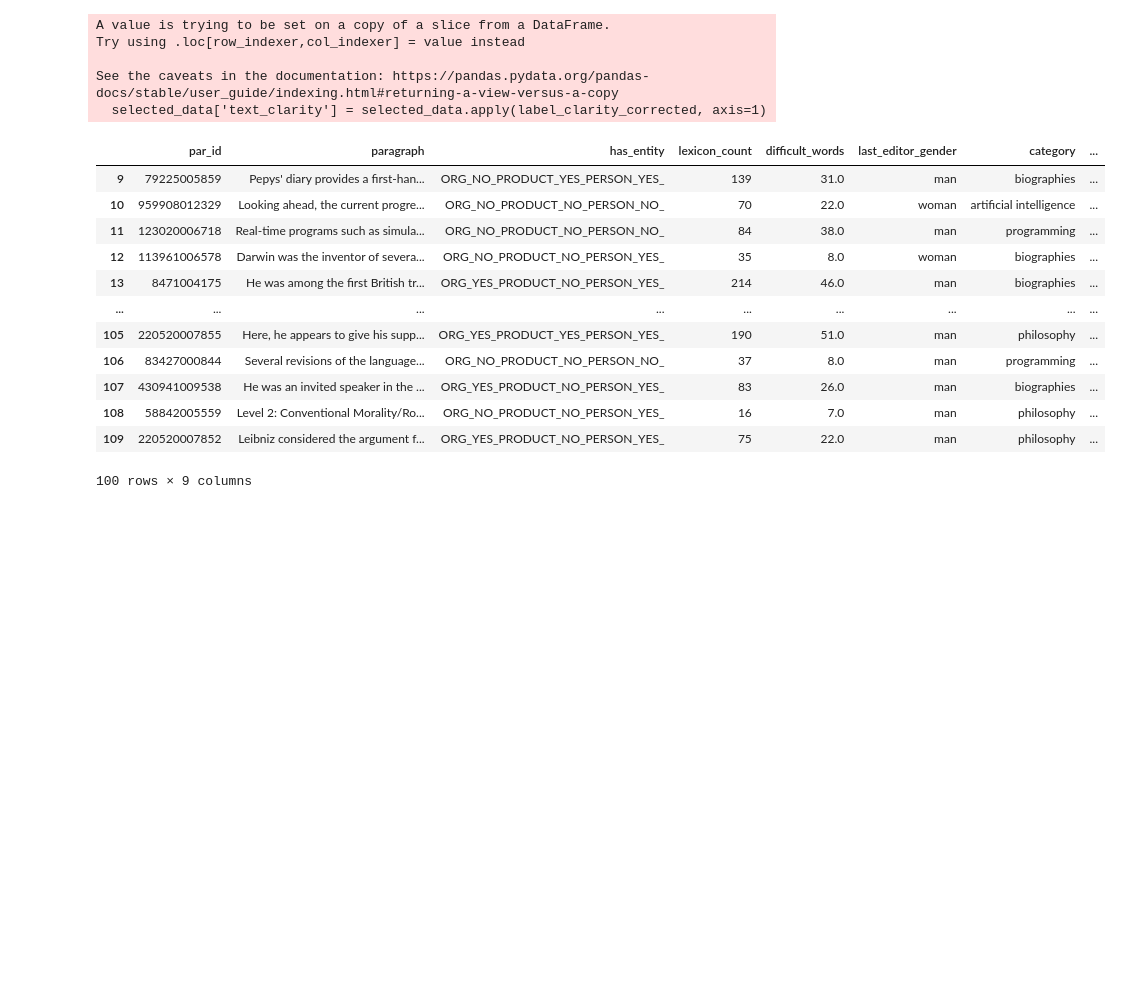
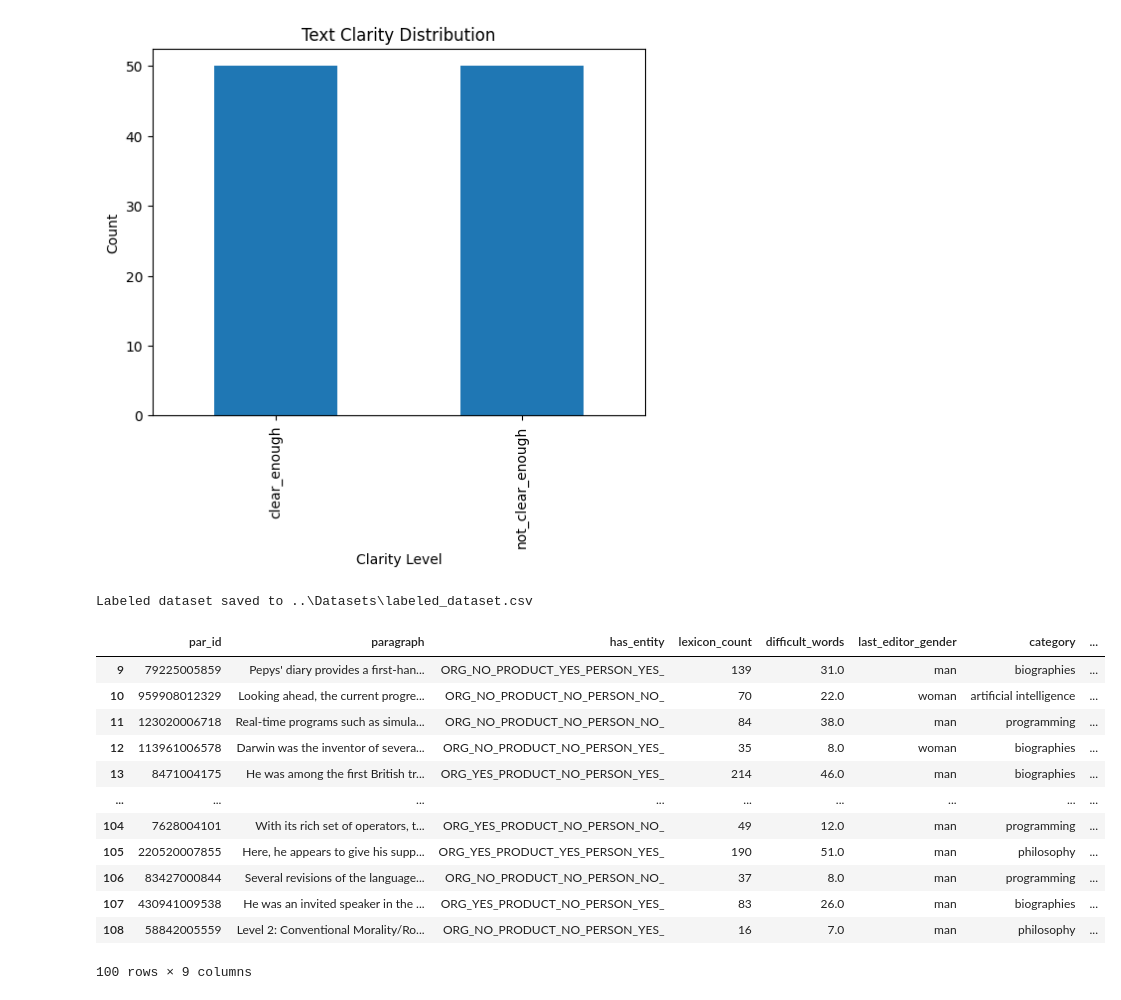
Before and after one commit to muhammedazhar/MSc-DataScience, a Jupyter notebook: COMP1804-AML/Coursework/Solutions/100.DataPoints-1.ipynb, the cells around one changed output. Saved outputs shown, nothing was run; the diff lists cells and outputs as text; code cells hidden in the pictures; blank space fills up the shorter version.

```diff
--- a/COMP1804-AML/Coursework/Solutions/100.DataPoints-1.ipynb
+++ b/COMP1804-AML/Coursework/Solutions/100.DataPoints-1.ipynb
@@ -2,15 +2,15 @@
 import pandas as pd
 
 file_path = '../Datasets/'
-file_name = 'dataset.csv'
+file_name = 'task1-final_dataset.csv'
 file_path += file_name
 
 # Load the dataset
 df = pd.read_csv(file_path)
-
 df['index'] = df.index + 1
-df.dropna(subset=['difficult_words'], inplace=True)
-df.dropna(subset=['lexicon_count'], inplace=True)
+df = df[df['has_entity'] != 'data missing']
+df['difficult_words'] = df['difficult_words'].fillna(df['difficult_words'].mean())
+df['lexicon_count'] = df['lexicon_count'].fillna(df['lexicon_count'].mean())
 
 # Filter the dataset for rows where 'text_clarity' is null
 filtered_df = df[df['text_clarity'].isnull()]
@@ -18,5 +18,19 @@ filtered_df = df[df['text_clarity'].isnull()]
 # Select the first 100 data points
 selected_data = filtered_df.head(100)
 print('Fetched',len(selected_data), 'data points.')
+def print_column_names(df):
+    print("\nPresent columns:\n")
+    column_names = df.columns.tolist()
+    for column in column_names:
+        print(column)
+
+print_column_names(selected_data)
+
+# Prepare to print 'index', 'category', and 'paragraph' column values
+for index, row in selected_data.iterrows():
+    print(f"Index:\n{row['index']}\n")
+    print(f"Category:\n{row['category']}\n")
+    print(f"Paragraph:\n{row['paragraph']}\n")
+    print("----------\n")
 # %% [output]
 Fetched 100 data points.
@@ -23,36 +53,51 @@ Fetched 100 data points.
 # %%
 # Update the labeling function to handle cases with zero lexicon count
 def label_clarity_corrected(row):
     # If lexicon count is 0, avoid division by zero by defaulting to 'clear_enough'
     if row['lexicon_count'] == 0:
         return 'clear_enough'
     # Apply the original criterion with a safeguard against division by zero
-    elif row['difficult_words'] / row['lexicon_count'] > 0.15:
+    elif row['difficult_words'] / row['lexicon_count'] > 0.25:
         return 'not_clear_enough'
     else:
         return 'clear_enough'
 
 # Reapply the labeling function with the corrected logic
-selected_data['text_clarity'] = selected_data.apply(label_clarity_corrected, axis=1)
+selected_data.loc[:, 'text_clarity'] = selected_data.apply(label_clarity_corrected, axis=1)
+
+import matplotlib.pyplot as plt
+
+clarity_counts = selected_data['text_clarity'].value_counts()
+clarity_counts.plot(kind='bar')
+
+plt.title('Text Clarity Distribution')
+plt.xlabel('Clarity Level')
+plt.ylabel('Count')
+
+plt.show()
+
+import os
+
+output_path = os.path.join('..', 'Datasets', 'labeled_dataset.csv')
+selected_data.to_csv(output_path, index=False)
+
+print('Labeled dataset saved to', output_path)
 
 # Check the first few labeled rows to ensure the process is working as expected
 selected_data.head(100)
 # %% [output]
+[figure, added]
-A value is trying to be set on a copy of a slice from a DataFrame.
-Try using .loc[row_indexer,col_indexer] = value instead
-
-See the caveats in the documentation: https://pandas.pydata.org/pandas-docs/stable/user_guide/indexing.html#returning-a-view-versus-a-copy
-  selected_data['text_clarity'] = selected_data.apply(label_clarity_corrected, axis=1)
+Labeled dataset saved to ..\Datasets\labeled_dataset.csv
 |  | par_id | paragraph | has_entity | lexicon_count | difficult_words | last_editor_gender | category | ... |
 | 9 | 79225005859 | Pepys' diary provides a first-han... | ORG_NO_PRODUCT_YES_PERSON_YES_ | 139 | 31.0 | man | biographies | ... |
 | 10 | 959908012329 | Looking ahead, the current progre... | ORG_NO_PRODUCT_NO_PERSON_NO_ | 70 | 22.0 | woman | artificial intelligence | ... |
 | 11 | 123020006718 | Real-time programs such as simula... | ORG_NO_PRODUCT_NO_PERSON_NO_ | 84 | 38.0 | man | programming | ... |
 | 12 | 113961006578 | Darwin was the inventor of severa... | ORG_NO_PRODUCT_NO_PERSON_YES_ | 35 | 8.0 | woman | biographies | ... |
 | 13 | 8471004175 | He was among the first British tr... | ORG_YES_PRODUCT_NO_PERSON_YES_ | 214 | 46.0 | man | biographies | ... |
 | ... | ... | ... | ... | ... | ... | ... | ... | ... |
+| 104 | 7628004101 | With its rich set of operators, t... | ORG_YES_PRODUCT_NO_PERSON_NO_ | 49 | 12.0 | man | programming | ... |
 | 105 | 220520007855 | Here, he appears to give his supp... | ORG_YES_PRODUCT_YES_PERSON_YES_ | 190 | 51.0 | man | philosophy | ... |
 | 106 | 83427000844 | Several revisions of the language... | ORG_NO_PRODUCT_NO_PERSON_NO_ | 37 | 8.0 | man | programming | ... |
 | 107 | 430941009538 | He was an invited speaker in the ... | ORG_YES_PRODUCT_NO_PERSON_YES_ | 83 | 26.0 | man | biographies | ... |
 | 108 | 58842005559 | Level 2: Conventional Morality/Ro... | ORG_NO_PRODUCT_NO_PERSON_YES_ | 16 | 7.0 | man | philosophy | ... |
-| 109 | 220520007852 | Leibniz considered the argument f... | ORG_YES_PRODUCT_NO_PERSON_YES_ | 75 | 22.0 | man | philosophy | ... |
 100 rows × 9 columns
```
Also changed, not shown: parts of 1 cell of this notebook, 7 other files.
